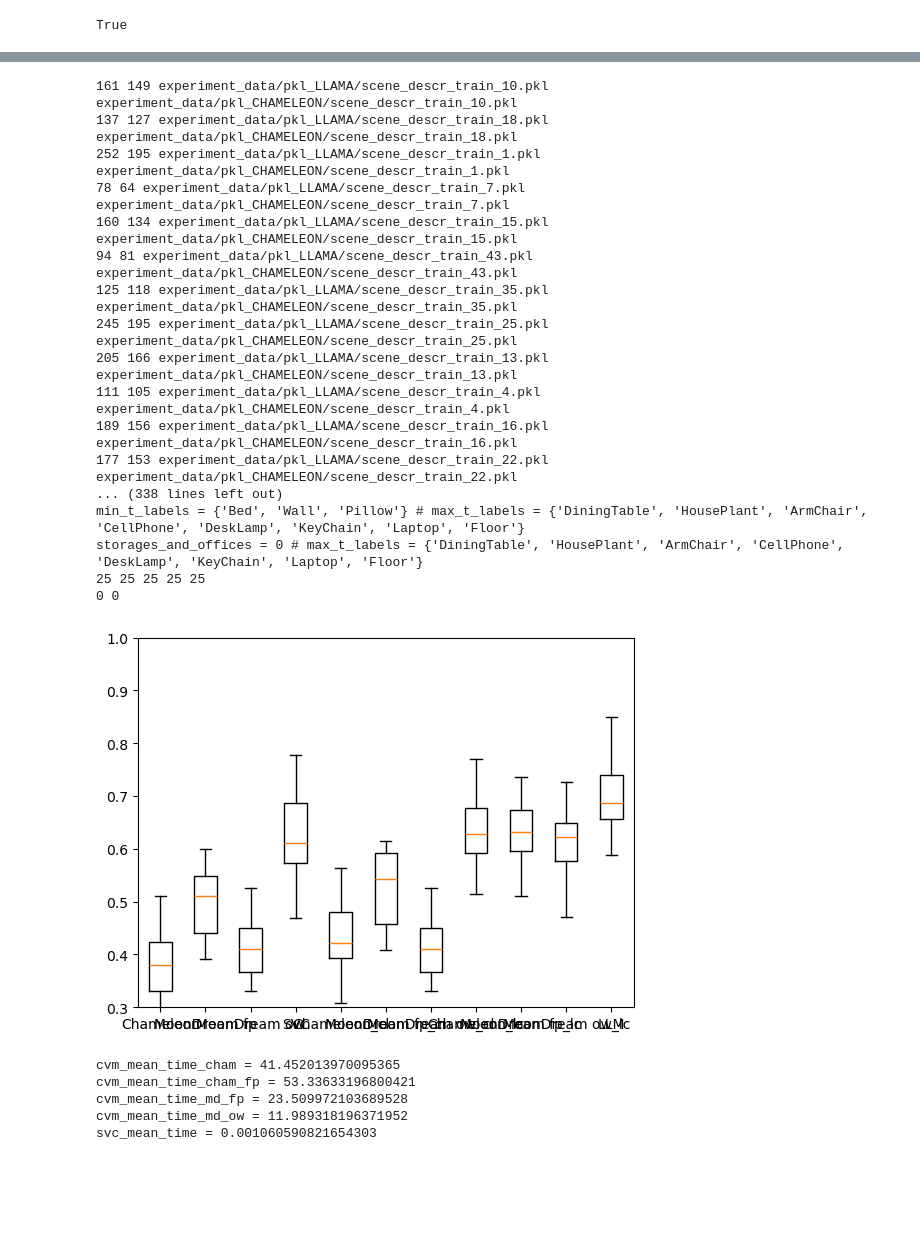
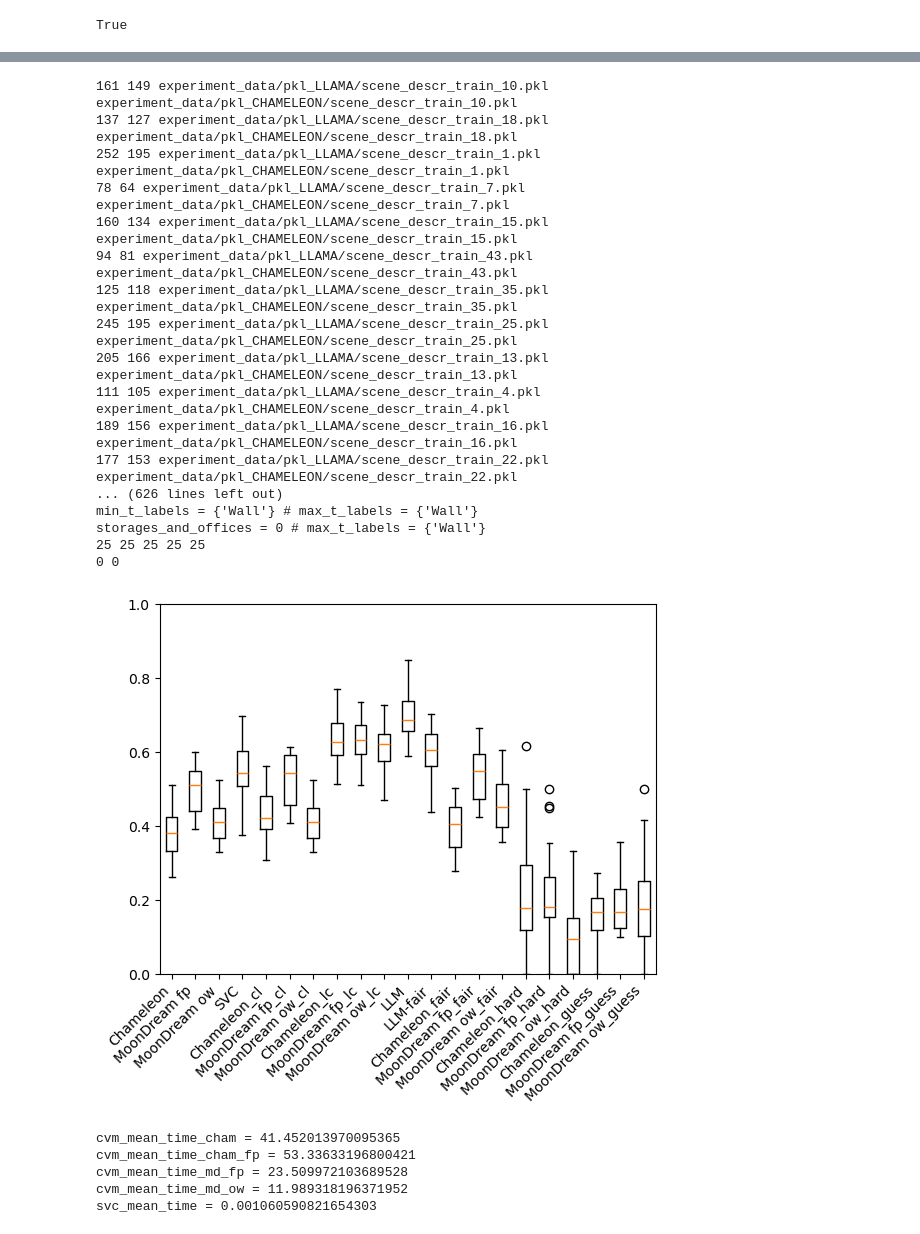
Before and after one commit to archie1983/cvm_semantic_navigation, a Jupyter notebook: analyse_classification_results_cvm.ipynb, the cells around one changed output, grey strips where cells are left out. Cells and saved outputs as stored; diff of their text form; code cells hidden in the pictures; blank space fills up the shorter version.

Commit message:
Further analysis of results

```diff
--- a/analyse_classification_results_cvm.ipynb
+++ b/analyse_classification_results_cvm.ipynb
@@ -367,7 +381,7 @@ def testRoomClassifierAccuracy(llm_type):
 # This function will create a box plot for a hybridized data set (HYBRID_AT_12 or HYBRID_AT_18)
 ##
 def testAllRoomClassifiersAccuracy():
-    (llm_accuracies, svc_accuracies_fair, cvm_accuracies_cham, llm_mean_time, svc_mean_time, cvm_mean_time_cham, storages_and_offices_cham) = process_scene_files("CHAMELEON")
+    (llm_accuracies_fair, svc_accuracies, cvm_accuracies_cham, llm_mean_time, svc_mean_time, cvm_mean_time_cham, storages_and_offices_cham) = process_scene_files("CHAMELEON")
     (_, _, cvm_accuracies_cham_fp, llm_mean_time, svc_mean_time, cvm_mean_time_cham_fp, storages_and_offices_cham_fp) = process_scene_files("CHAMELEON_full_prompt")
     (_, _, cvm_accuracies_md_fp, llm_mean_time, svc_mean_time, cvm_mean_time_md_fp, storages_and_offices_md_fp) = process_scene_files("MOONDREAM_full_prompt")
     (_, _, cvm_accuracies_md_ow, llm_mean_time, svc_mean_time, cvm_mean_time_md_ow, storages_and_offices_md_ow) = process_scene_files("MOONDREAM_one_word")
@@ -379,7 +393,19 @@ def testAllRoomClassifiersAccuracy():
     (_, _, cvm_accuracies_cham_fp_cvmtllm, llm_mean_time, svc_mean_time, cvm_mean_time_cham_fp, storages_and_offices_cham_fp) = process_scene_files("CHAMELEON_full_prompt", ClassifierFusionType.CVM_THEN_LLM)
     (_, _, cvm_accuracies_md_fp_cvmtllm, llm_mean_time, svc_mean_time, cvm_mean_time_md_fp, storages_and_offices_md_fp) = process_scene_files("MOONDREAM_full_prompt", ClassifierFusionType.CVM_THEN_LLM)
     (_, _, cvm_accuracies_md_ow_cvmtllm, llm_mean_time, svc_mean_time, cvm_mean_time_md_ow, storages_and_offices_md_ow) = process_scene_files("MOONDREAM_one_word", ClassifierFusionType.CVM_THEN_LLM)
-    (llm_accuracies, svc_accuracies, _, llm_mean_time, svc_mean_time, _, _) = process_scene_files("LLAMA")
+    (llm_accuracies, _, _, llm_mean_time, svc_mean_time, _, _) = process_scene_files("LLAMA")
+
+    (_, _, cvm_accuracies_cham_fp_fair, _, _, _, _) = process_scene_files("CHAMELEON_full_prompt", fusion_type = ClassifierFusionType.NO_FUSION, what_to_do_with_hard_scenes = HardClassBehaviour.CLASSIFY_WITH_NEITHER)
+    (_, _, cvm_accuracies_md_fp_fair, _, _, _, _) = process_scene_files("MOONDREAM_full_prompt", fusion_type = ClassifierFusionType.NO_FUSION, what_to_do_with_hard_scenes = HardClassBehaviour.CLASSIFY_WITH_NEITHER)
+    (_, _, cvm_accuracies_md_ow_fair, _, _, _, _) = process_scene_files("MOONDREAM_one_word", fusion_type = ClassifierFusionType.NO_FUSION, what_to_do_with_hard_scenes = HardClassBehaviour.CLASSIFY_WITH_NEITHER)
+
+    (_, _, cvm_accuracies_cham_fp_hard, _, _, _, _) = process_scene_files("CHAMELEON_full_prompt", fusion_type = ClassifierFusionType.NO_FUSION, what_to_do_with_hard_scenes = HardClassBehaviour.CLASSIFY_HARD_CASES_ONLY_CVM)
+    (_, _, cvm_accuracies_md_fp_hard, _, _, _, _) = process_scene_files("MOONDREAM_full_prompt", fusion_type = ClassifierFusionType.NO_FUSION, what_to_do_with_hard_scenes = HardClassBehaviour.CLASSIFY_HARD_CASES_ONLY_CVM)
+    (_, _, cvm_accuracies_md_ow_hard, _, _, _, _) = process_scene_files("MOONDREAM_one_word", fusion_type = ClassifierFusionType.NO_FUSION, what_to_do_with_hard_scenes = HardClassBehaviour.CLASSIFY_HARD_CASES_ONLY_CVM)
+
+    (_, _, cvm_accuracies_cham_fp_guess, _, _, _, _) = process_scene_files("CHAMELEON_full_prompt", fusion_type = ClassifierFusionType.NO_FUSION, what_to_do_with_hard_scenes = HardClassBehaviour.GUESS_HARD_CASES_ONLY_CVM)
+    (_, _, cvm_accuracies_md_fp_guess, _, _, _, _) = process_scene_files("MOONDREAM_full_prompt", fusion_type = ClassifierFusionType.NO_FUSION, what_to_do_with_hard_scenes = HardClassBehaviour.GUESS_HARD_CASES_ONLY_CVM)
+    (_, _, cvm_accuracies_md_ow_guess, _, _, _, _) = process_scene_files("MOONDREAM_one_word", fusion_type = ClassifierFusionType.NO_FUSION, what_to_do_with_hard_scenes = HardClassBehaviour.GUESS_HARD_CASES_ONLY_CVM)
 
     # should be two volumes -- one for LLM and one for SVC for accuracies compared to ground truth.
     number_of_dataset_volumes = 11
@@ -400,7 +426,7 @@ def testAllRoomClassifiersAccuracy():
 #    dataset_test_results[4] = svc_accuracies
 
     #dataset_test_results = [cvm_accuracies_cham, cvm_accuracies_cham_fp, cvm_accuracies_md_fp, cvm_accuracies_md_ow, svc_accuracies]
-    dataset_test_results = [cvm_accuracies_cham_fp, cvm_accuracies_md_fp, cvm_accuracies_md_ow, svc_accuracies, cvm_accuracies_cham_fp_cvmtllm, cvm_accuracies_md_fp_cvmtllm, cvm_accuracies_md_ow_cvmtllm, cvm_accuracies_cham_fp_llmtcvm, cvm_accuracies_md_fp_llmtcvm, cvm_accuracies_md_ow_llmtcvm, llm_accuracies, svc_accuracies_fair]
+    dataset_test_results = [cvm_accuracies_cham_fp, cvm_accuracies_md_fp, cvm_accuracies_md_ow, svc_accuracies, cvm_accuracies_cham_fp_cvmtllm, cvm_accuracies_md_fp_cvmtllm, cvm_accuracies_md_ow_cvmtllm, cvm_accuracies_cham_fp_llmtcvm, cvm_accuracies_md_fp_llmtcvm, cvm_accuracies_md_ow_llmtcvm, llm_accuracies, llm_accuracies_fair, cvm_accuracies_cham_fp_fair, cvm_accuracies_md_fp_fair, cvm_accuracies_md_ow_fair, cvm_accuracies_cham_fp_hard, cvm_accuracies_md_fp_hard, cvm_accuracies_md_ow_hard, cvm_accuracies_cham_fp_guess, cvm_accuracies_md_fp_guess, cvm_accuracies_md_ow_guess]
 
     # transpose it because I imagined it differently to how matplotlib needs the data
     dataset_test_results = np.transpose(dataset_test_results)
@@ -412,39 +438,41 @@ def testAllRoomClassifiersAccuracy():
     #    ax.set_title("Sunrgbd - Hybridized with AI2-THOR data")
     #elif (model_type == ModelType.HYBRID_AT_18):
     #    ax.set_title("Scannet - Hybridized with AI2-THOR data")
     #ax.boxplot(dataset_test_results, labels=['Chameleon', 'Chameleon fp', 'MoonDream fp', 'MoonDream ow', 'SVC'])
-    ax.boxplot(dataset_test_results, labels=['Chameleon', 'MoonDream fp', 'MoonDream ow', 'SVC', 'Chameleon_cl', 'MoonDream fp_cl', 'MoonDream ow_cl', 'Chameleon_lc', 'MoonDream fp_lc', 'MoonDream ow_lc', 'LLM', 'LLM-fair'])
+    labels=['Chameleon', 'MoonDream fp', 'MoonDream ow', 'SVC', 'Chameleon_cl', 'MoonDream fp_cl', 'MoonDream ow_cl', 'Chameleon_lc', 'MoonDream fp_lc', 'MoonDream ow_lc', 'LLM', 'LLM-fair', 'Chameleon_fair', 'MoonDream fp_fair', 'MoonDream ow_fair', 'Chameleon_hard', 'MoonDream fp_hard', 'MoonDream ow_hard', 'Chameleon_guess', 'MoonDream fp_guess', 'MoonDream ow_guess']
+    ax.boxplot(dataset_test_results, labels=labels)
     ax.axes.get_xaxis().set_visible(True)
-    plt.ylim(0.3, 1.0)
+    ax.set_xticklabels(labels, rotation=45, ha='right')
+    plt.ylim(0.0, 1.0)
     #plt.xticks([1, 2, 3], ['mon', 'tue', 'wed'])
     plt.show()
 
     print("cvm_mean_time_cham = " + str(cvm_mean_time_cham))
     print("cvm_mean_time_cham_fp = " + str(cvm_mean_time_cham_fp))
     print("cvm_mean_time_md_fp = " + str(cvm_mean_time_md_fp))
     print("cvm_mean_time_md_ow = " + str(cvm_mean_time_md_ow))
     print("svc_mean_time = " + str(svc_mean_time))
 
 testAllRoomClassifiersAccuracy()
 # %% [output]
 161 149 experiment_data/pkl_LLAMA/scene_descr_train_10.pkl experiment_data/pkl_CHAMELEON/scene_descr_train_10.pkl
 137 127 experiment_data/pkl_LLAMA/scene_descr_train_18.pkl experiment_data/pkl_CHAMELEON/scene_descr_train_18.pkl
 252 195 experiment_data/pkl_LLAMA/scene_descr_train_1.pkl experiment_data/pkl_CHAMELEON/scene_descr_train_1.pkl
 78 64 experiment_data/pkl_LLAMA/scene_descr_train_7.pkl experiment_data/pkl_CHAMELEON/scene_descr_train_7.pkl
 160 134 experiment_data/pkl_LLAMA/scene_descr_train_15.pkl experiment_data/pkl_CHAMELEON/scene_descr_train_15.pkl
 94 81 experiment_data/pkl_LLAMA/scene_descr_train_43.pkl experiment_data/pkl_CHAMELEON/scene_descr_train_43.pkl
 125 118 experiment_data/pkl_LLAMA/scene_descr_train_35.pkl experiment_data/pkl_CHAMELEON/scene_descr_train_35.pkl
 245 195 experiment_data/pkl_LLAMA/scene_descr_train_25.pkl experiment_data/pkl_CHAMELEON/scene_descr_train_25.pkl
 205 166 experiment_data/pkl_LLAMA/scene_descr_train_13.pkl experiment_data/pkl_CHAMELEON/scene_descr_train_13.pkl
 111 105 experiment_data/pkl_LLAMA/scene_descr_train_4.pkl experiment_data/pkl_CHAMELEON/scene_descr_train_4.pkl
 189 156 experiment_data/pkl_LLAMA/scene_descr_train_16.pkl experiment_data/pkl_CHAMELEON/scene_descr_train_16.pkl
 177 153 experiment_data/pkl_LLAMA/scene_descr_train_22.pkl experiment_data/pkl_CHAMELEON/scene_descr_train_22.pkl
-... (338 lines left out)
-min_t_labels = {'Bed', 'Wall', 'Pillow'} # max_t_labels = {'DiningTable', 'HousePlant', 'ArmChair', 'CellPhone', 'DeskLamp', 'KeyChain', 'Laptop', 'Floor'}
-storages_and_offices = 0 # max_t_labels = {'DiningTable', 'HousePlant', 'ArmChair', 'CellPhone', 'DeskLamp', 'KeyChain', 'Laptop', 'Floor'}
+... (626 lines left out)
+min_t_labels = {'Wall'} # max_t_labels = {'Wall'}
+storages_and_offices = 0 # max_t_labels = {'Wall'}
 25 25 25 25 25
 0 0
-[figure, old version]
+[figure, new version]
 cvm_mean_time_cham = 41.452013970095365
 cvm_mean_time_cham_fp = 53.33633196800421
 cvm_mean_time_md_fp = 23.509972103689528
```
Also changed, not shown: parts of 1 cell of this notebook, 2 other files.
